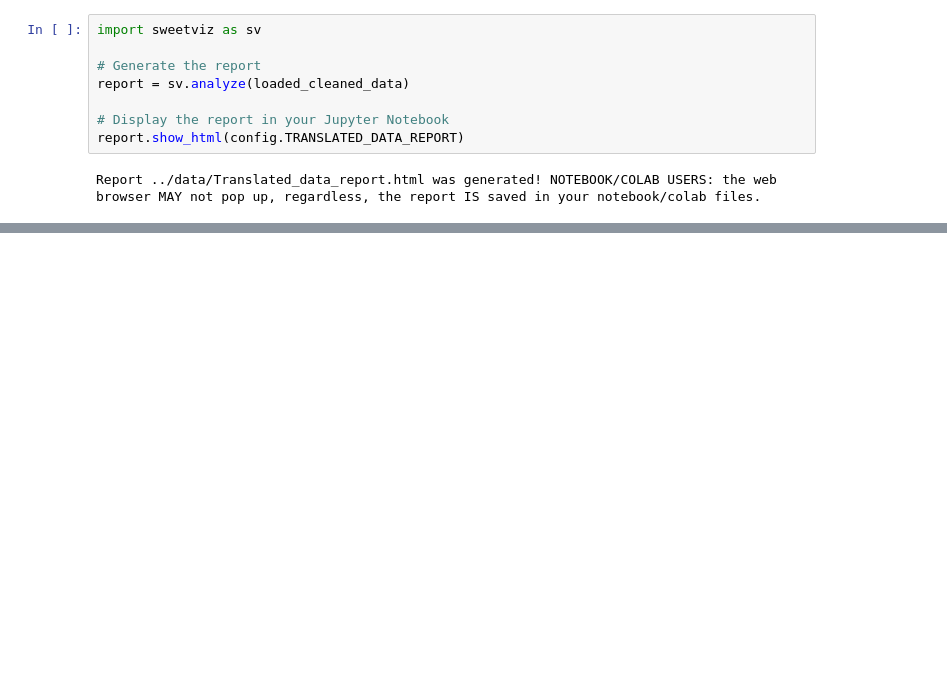
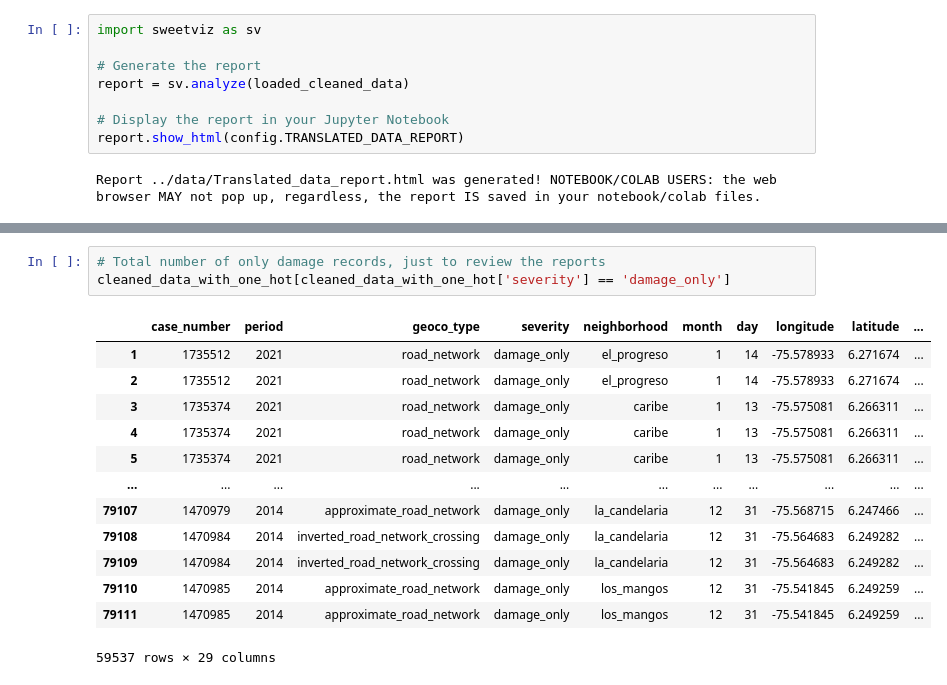
Before and after one commit to Anmjaramillo412/Buses_accidents_Medellin, a Jupyter notebook: notebooks/7.Statistical_report.ipynb, the cells around one changed output, grey strips where cells are left out. Cells and saved outputs as stored; diff of their text form; blank space fills up the shorter version.

Commit message:
Updated reports, notebooks from 1 to 7 have been reviewed and updated

```diff
--- a/notebooks/7.Statistical_report.ipynb
+++ b/notebooks/7.Statistical_report.ipynb
@@ -43,2 +80,19 @@ report.show_html(config.TRANSLATED_DATA_REPORT_BY_CATEGORY)
 # %% [output]
 Report ../data/Translated_data_report_by_categpry.html was generated! NOTEBOOK/COLAB USERS: the web browser MAY not pop up, regardless, the report IS saved in your notebook/colab files.
+# %%
+# Total number of only damage records, just to review the reports
+cleaned_data_with_one_hot[cleaned_data_with_one_hot['severity'] == 'damage_only']
+# %% [output]
+|  | case_number | period | geoco_type | severity | neighborhood | month | day | longitude | latitude | ... |
+| 1 | 1735512 | 2021 | road_network | damage_only | el_progreso | 1 | 14 | -75.578933 | 6.271674 | ... |
+| 2 | 1735512 | 2021 | road_network | damage_only | el_progreso | 1 | 14 | -75.578933 | 6.271674 | ... |
+| 3 | 1735374 | 2021 | road_network | damage_only | caribe | 1 | 13 | -75.575081 | 6.266311 | ... |
+| 4 | 1735374 | 2021 | road_network | damage_only | caribe | 1 | 13 | -75.575081 | 6.266311 | ... |
+| 5 | 1735374 | 2021 | road_network | damage_only | caribe | 1 | 13 | -75.575081 | 6.266311 | ... |
+| ... | ... | ... | ... | ... | ... | ... | ... | ... | ... | ... |
+| 79107 | 1470979 | 2014 | approximate_road_network | damage_only | la_candelaria | 12 | 31 | -75.568715 | 6.247466 | ... |
+| 79108 | 1470984 | 2014 | inverted_road_network_crossing | damage_only | la_candelaria | 12 | 31 | -75.564683 | 6.249282 | ... |
+| 79109 | 1470984 | 2014 | inverted_road_network_crossing | damage_only | la_candelaria | 12 | 31 | -75.564683 | 6.249282 | ... |
+| 79110 | 1470985 | 2014 | approximate_road_network | damage_only | los_mangos | 12 | 31 | -75.541845 | 6.249259 | ... |
+| 79111 | 1470985 | 2014 | approximate_road_network | damage_only | los_mangos | 12 | 31 | -75.541845 | 6.249259 | ... |
+59537 rows × 29 columns
```
Also changed, not shown: parts of 7 cells of this notebook, 6 other files.
